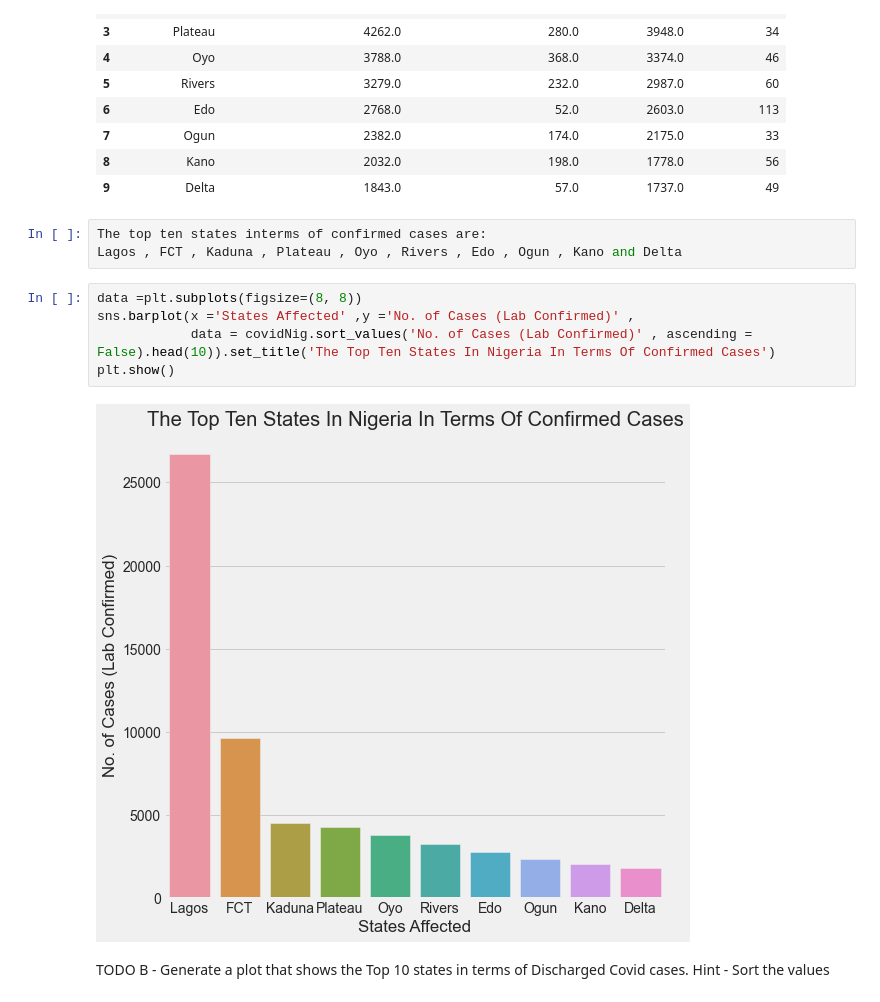
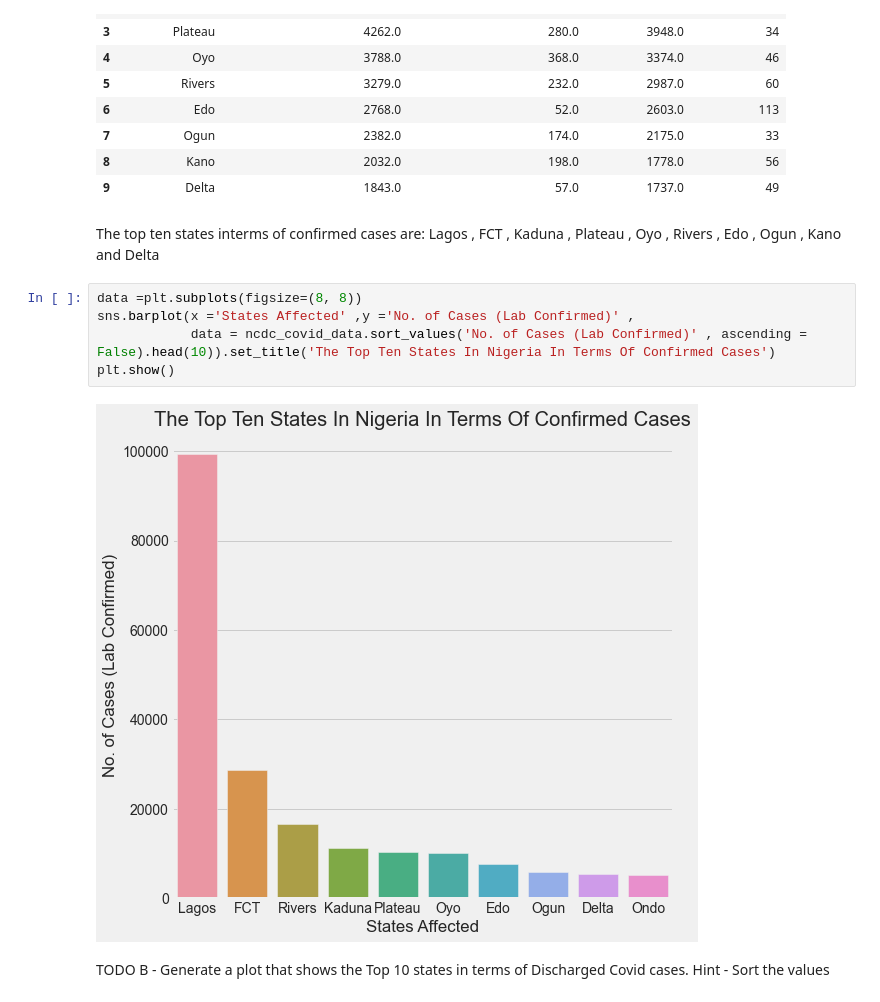
Before and after one commit to laplace125/Nigeria-COVID-19-Data-Analysis-Using-Python, a Jupyter notebook: covidproject.ipynb, the cells around one changed output. Saved outputs shown, nothing was run; the diff lists cells and outputs as text.

```diff
--- a/covidproject.ipynb
+++ b/covidproject.ipynb
@@ -360,16 +398,16 @@ covidNig.head(10)
 | 7 | Ogun | 2382.0 | 174.0 | 2175.0 | 33 |
 | 8 | Kano | 2032.0 | 198.0 | 1778.0 | 56 |
 | 9 | Delta | 1843.0 | 57.0 | 1737.0 | 49 |
-# %%
-The top ten states interms of confirmed cases are:
-Lagos , FCT , Kaduna , Plateau , Oyo , Rivers , Edo , Ogun , Kano and Delta
+# %% [markdown]
+The top ten states interms of confirmed cases are:
+Lagos , FCT , Kaduna , Plateau , Oyo , Rivers , Edo , Ogun , Kano and Delta
 # %%
 data =plt.subplots(figsize=(8, 8))
 sns.barplot(x ='States Affected' ,y ='No. of Cases (Lab Confirmed)' ,
-            data = covidNig.sort_values('No. of Cases (Lab Confirmed)' , ascending = False).head(10)).set_title('The Top Ten States In Nigeria In Terms Of Confirmed Cases')
+            data = ncdc_covid_data.sort_values('No. of Cases (Lab Confirmed)' , ascending = False).head(10)).set_title('The Top Ten States In Nigeria In Terms Of Confirmed Cases')
 plt.show()
 # %% [output]
-[figure, old version]
+[figure, new version]
 # %% [markdown]
 TODO B - Generate a plot that shows the Top 10 states in terms of Discharged Covid cases. Hint - Sort the values
 # %%
```
Also changed, not shown: parts of 44 cells of this notebook.
